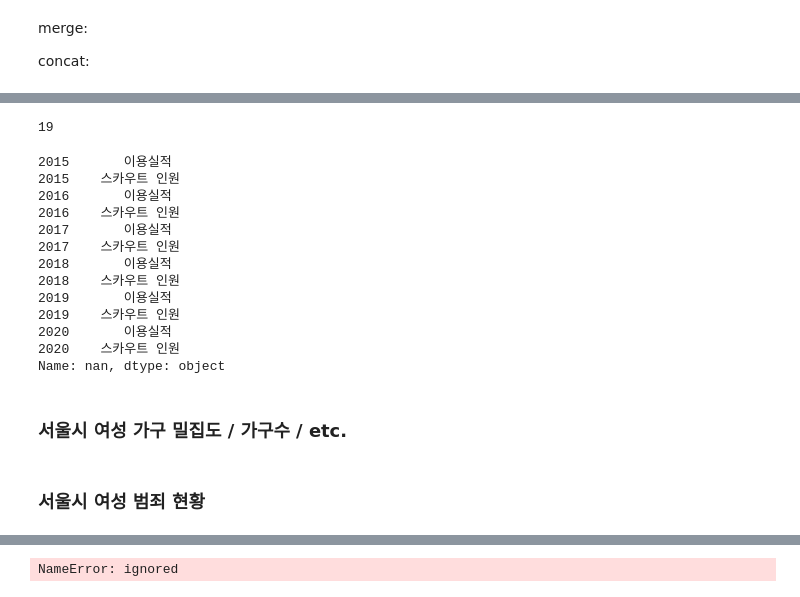
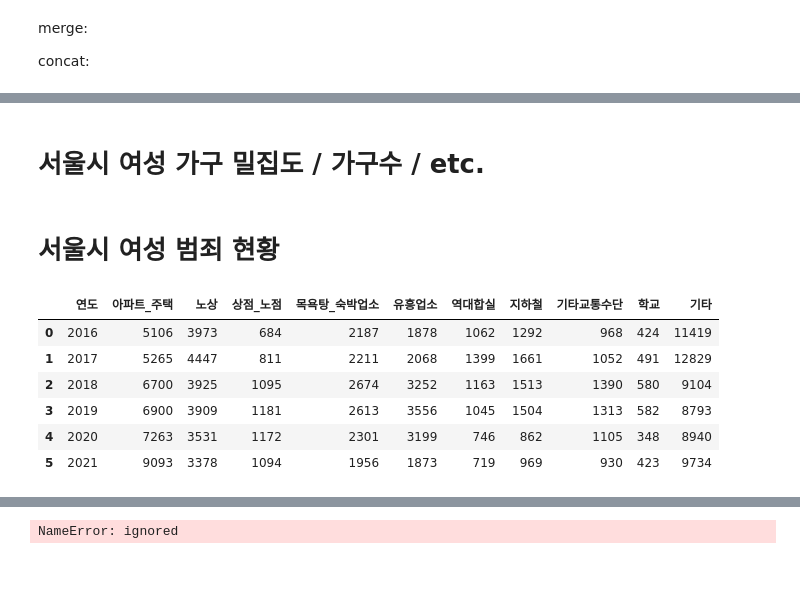
Before and after one commit to seon0415/weit, a Jupyter notebook: 여성안심귀가_프로젝트.ipynb, the cells around one changed output, grey strips where cells are left out. Cells and saved outputs as stored; diff of their text form; code cells hidden in the pictures; blank space fills up the shorter version.

```diff
--- a/여성안심귀가_프로젝트.ipynb
+++ b/여성안심귀가_프로젝트.ipynb
@@ -107,20 +155,0 @@ scout
-# %%
-scout['2015'].iloc[10]
-# %% [output]
-19
-# %%
-scout.iloc[0]
-# %% [output]
-2015       이용실적
-2015    스카우트 인원
-2016       이용실적
-2016    스카우트 인원
-2017       이용실적
-2017    스카우트 인원
-2018       이용실적
-2018    스카우트 인원
-2019       이용실적
-2019    스카우트 인원
-2020       이용실적
-2020    스카우트 인원
-Name: nan, dtype: object
@@ -130,9 +156,18 @@ for k in range(0,100):
 # %% [markdown]
-### **서울시 여성 가구 밀집도 / 가구수 / etc.**
+# **서울시 여성 가구 밀집도 / 가구수 / etc.**
 # %% [markdown]
-### **서울시 여성 범죄 현황**
+# **서울시 여성 범죄 현황**
 # %%
 place=pd.read_csv('경찰청_성범죄 발생 장소별 현황_20211231.csv', encoding= 'CP949')
+place
+# %% [output]
+|  | 연도 | 아파트_주택 | 노상 | 상점_노점 | 목욕탕_숙박업소 | 유흥업소 | 역대합실 | 지하철 | 기타교통수단 | 학교 | 기타 |
+| 0 | 2016 | 5106 | 3973 | 684 | 2187 | 1878 | 1062 | 1292 | 968 | 424 | 11419 |
+| 1 | 2017 | 5265 | 4447 | 811 | 2211 | 2068 | 1399 | 1661 | 1052 | 491 | 12829 |
+| 2 | 2018 | 6700 | 3925 | 1095 | 2674 | 3252 | 1163 | 1513 | 1390 | 580 | 9104 |
+| 3 | 2019 | 6900 | 3909 | 1181 | 2613 | 3556 | 1045 | 1504 | 1313 | 582 | 8793 |
+| 4 | 2020 | 7263 | 3531 | 1172 | 2301 | 3199 | 746 | 862 | 1105 | 348 | 8940 |
+| 5 | 2021 | 9093 | 3378 | 1094 | 1956 | 1873 | 719 | 969 | 930 | 423 | 9734 |
 # %%
 place.set_index("연도").iloc[-1].transpose().sort_values(ascending=False)
 # 아파트 주택에서 많이 성범죄가 발생한다. 귀갓길이 무섭다
```
Also changed, not shown: parts of 18 cells of this notebook.
